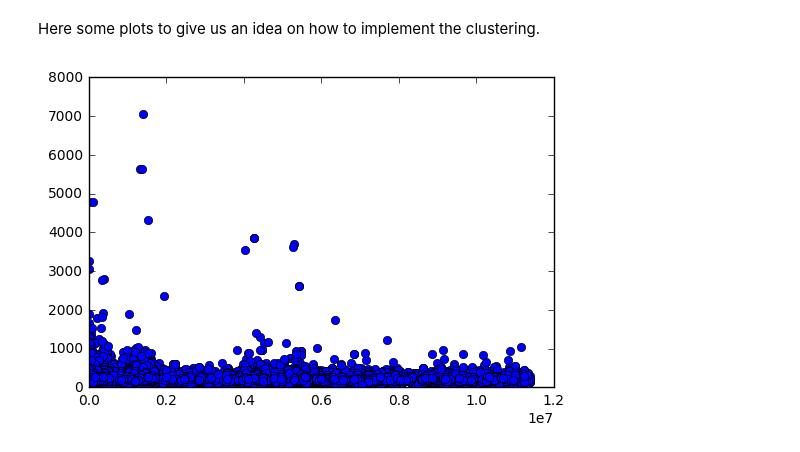
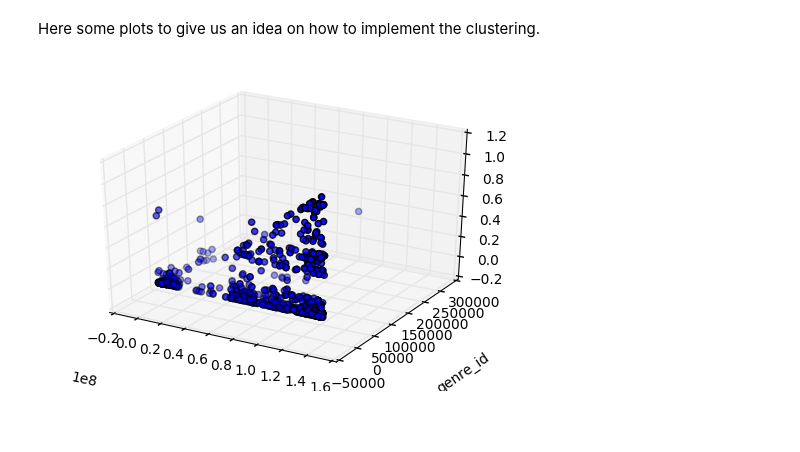
Before and after one commit to omartrinidad/challenge, a Jupyter notebook: EDA.ipynb, the cells around one changed output. Cells and saved outputs as stored; diff of their text form; code cells hidden in the pictures; blank space fills up the shorter version.

```diff
--- a/EDA.ipynb
+++ b/EDA.ipynb
@@ -23,6 +23,6 @@ age_skip_song()
 Here some plots to give us an idea on how to implement the clustering.
 # %%
 from clustering import *
-scatterplot()
+scatterplot('media_id', 'genre_id', 'artist_id')
 # %% [output]
-[figure, old version]
+[figure, new version]
```
Also changed, not shown: 5 other files.
